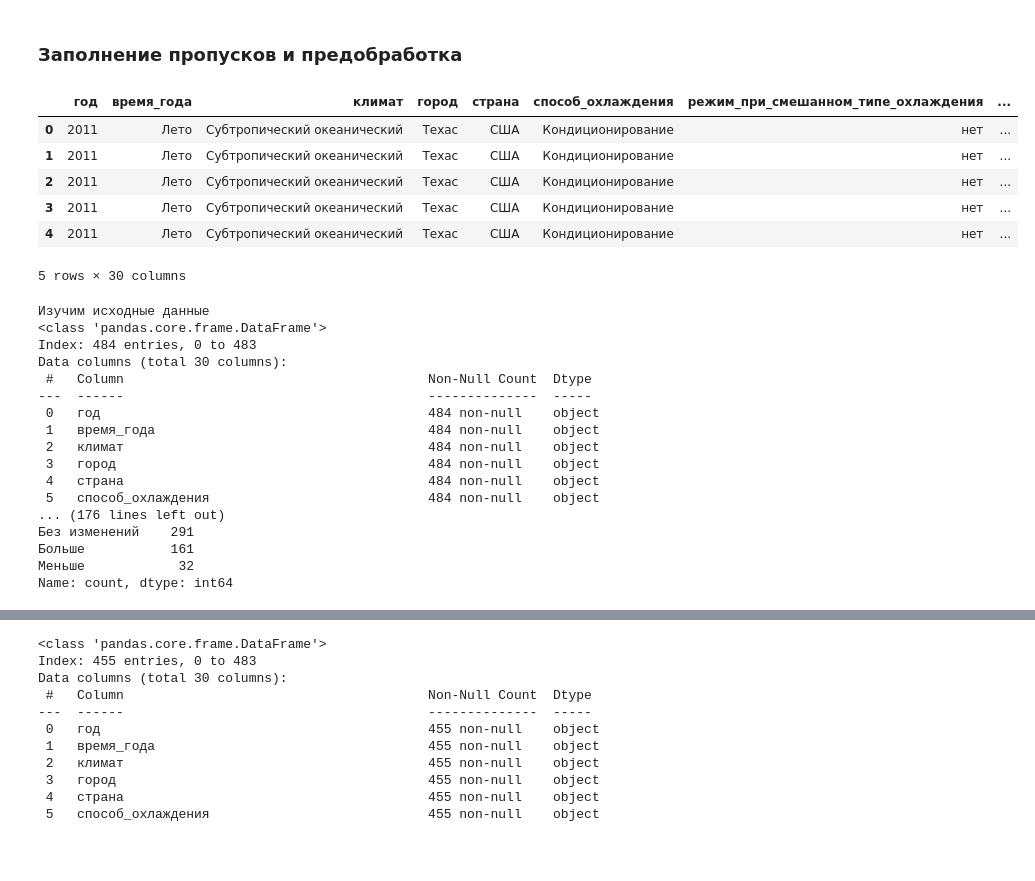
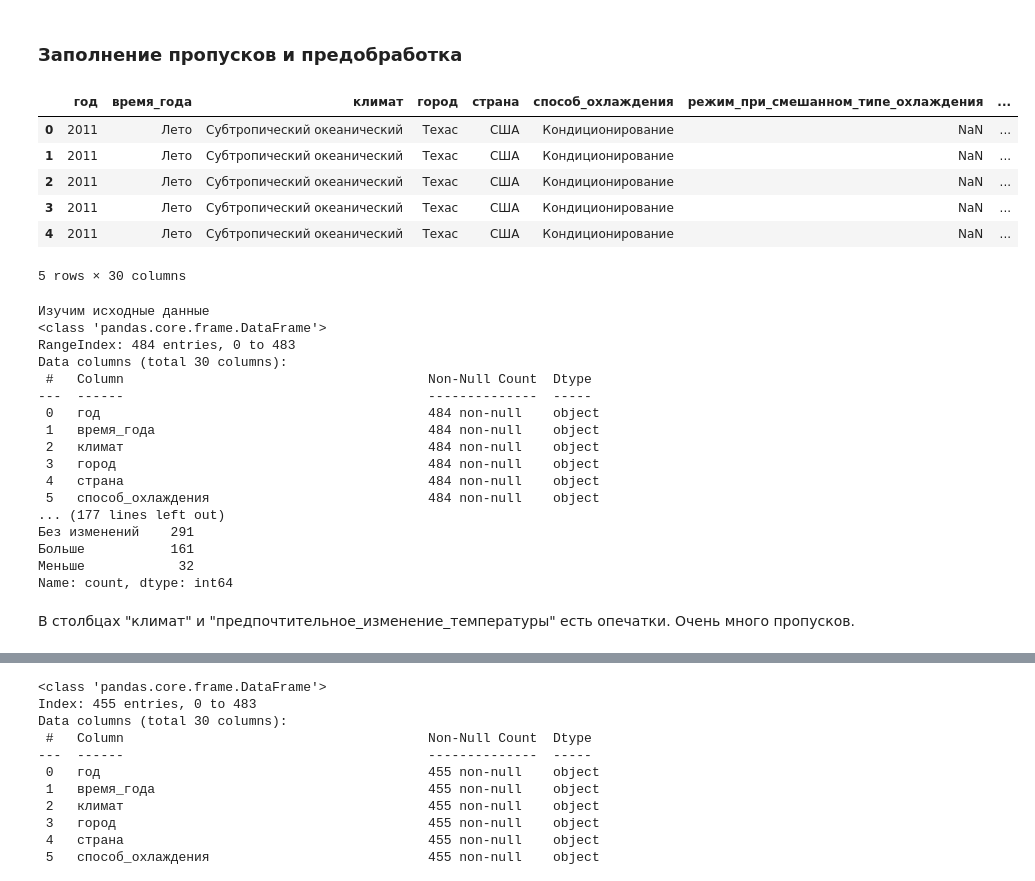
Before and after one commit to olegg366/SCHAD_household_services_09, a Jupyter notebook: main.ipynb, the cells around one changed output, grey strips where cells are left out. Cells and saved outputs as stored; diff of their text form; code cells hidden in the pictures; blank space fills up the shorter version.

```diff
--- a/main.ipynb
+++ b/main.ipynb
@@ -17,16 +17,17 @@ warnings.filterwarnings('ignore')
 # %% [markdown]
 ### Заполнение пропусков и предобработка
 # %%
-df = pd.read_csv('raw_data.csv', skipinitialspace=True, sep=',', index_col=0)
+df = pd.read_csv('raw_data.csv', skipinitialspace=True, sep=';')
+df.rename(columns=lambda x: x.lower().replace(' ', '_'), inplace=True)
 df['год'] = df['год'].astype(int).astype(str)
 df.head()
 # %% [output]
 |  | год | время_года | климат | город | страна | способ_охлаждения | режим_при_смешанном_типе_охлаждения | ... |
-| 0 | 2011 | Лето | Cубтропический океанический | Техас | США | Кондиционирование | нет | ... |
-| 1 | 2011 | Лето | Cубтропический океанический | Техас | США | Кондиционирование | нет | ... |
-| 2 | 2011 | Лето | Cубтропический океанический | Техас | США | Кондиционирование | нет | ... |
-| 3 | 2011 | Лето | Cубтропический океанический | Техас | США | Кондиционирование | нет | ... |
-| 4 | 2011 | Лето | Cубтропический океанический | Техас | США | Кондиционирование | нет | ... |
+| 0 | 2011 | Лето | Cубтропический океанический | Техас | США | Кондиционирование | NaN | ... |
+| 1 | 2011 | Лето | Cубтропический океанический | Техас | США | Кондиционирование | NaN | ... |
+| 2 | 2011 | Лето | Cубтропический океанический | Техас | США | Кондиционирование | NaN | ... |
+| 3 | 2011 | Лето | Cубтропический океанический | Техас | США | Кондиционирование | NaN | ... |
+| 4 | 2011 | Лето | Cубтропический океанический | Техас | США | Кондиционирование | NaN | ... |
 5 rows × 30 columns
 # %%
 #первичная проверка данных
@@ -63,7 +64,7 @@ check_data(df)
 # %% [output]
 Изучим исходные данные
 <class 'pandas.core.frame.DataFrame'>
-Index: 484 entries, 0 to 483
+RangeIndex: 484 entries, 0 to 483
 Data columns (total 30 columns):
  #   Column                                       Non-Null Count  Dtype
 ---  ------                                       --------------  -----
@@ -73,8 +74,10 @@ Data columns (total 30 columns):
  3   город                                        484 non-null    object
  4   страна                                       484 non-null    object
  5   способ_охлаждения                            484 non-null    object
-... (176 lines left out)
+... (177 lines left out)
 Без изменений    291
 Больше           161
 Меньше            32
 Name: count, dtype: int64
+# %% [markdown]
+В столбцах "климат" и "предпочтительное_изменение_температуры" есть опечатки. Очень много пропусков.
```
Also changed, not shown: parts of 16 cells of this notebook.
